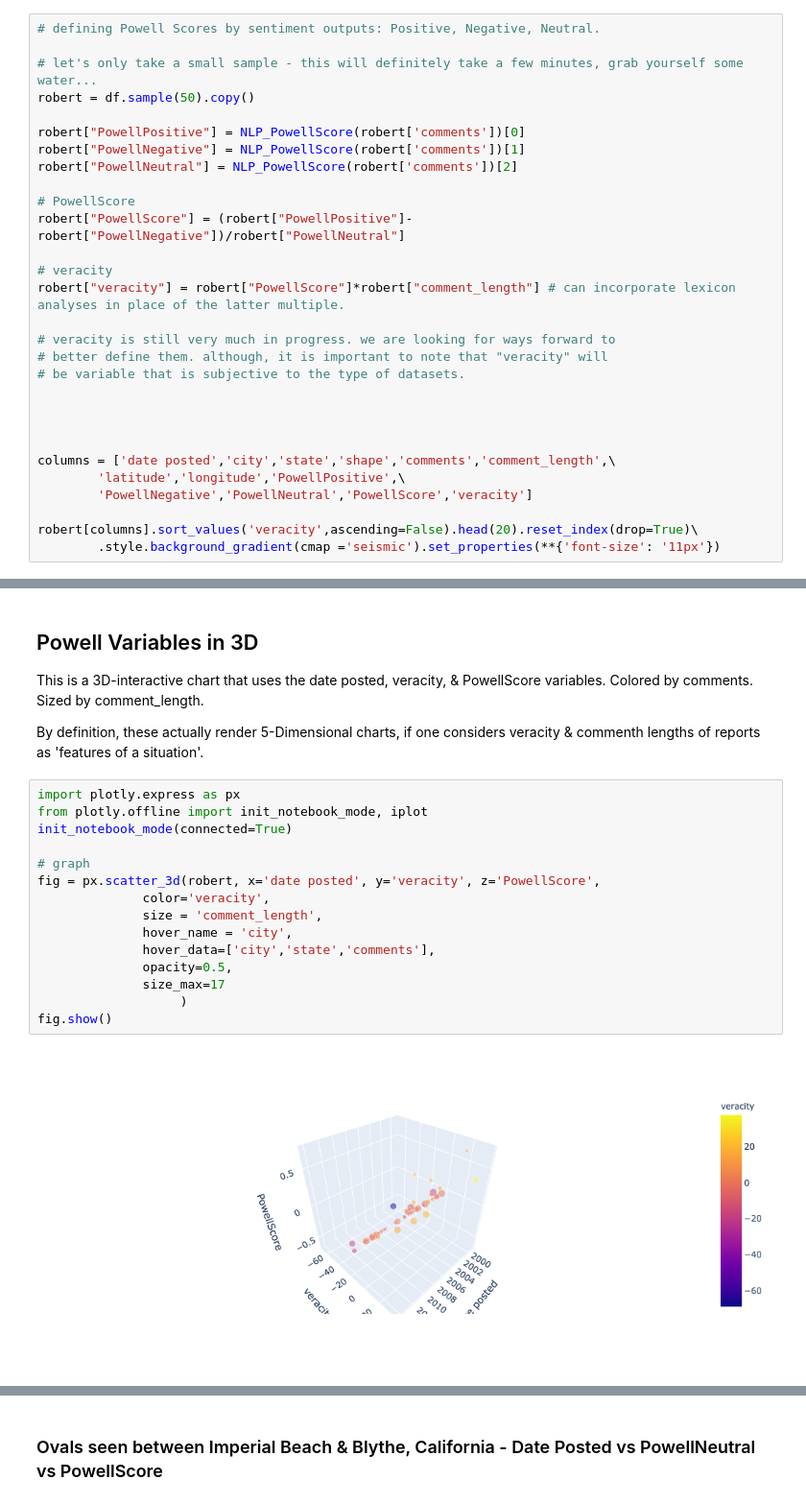
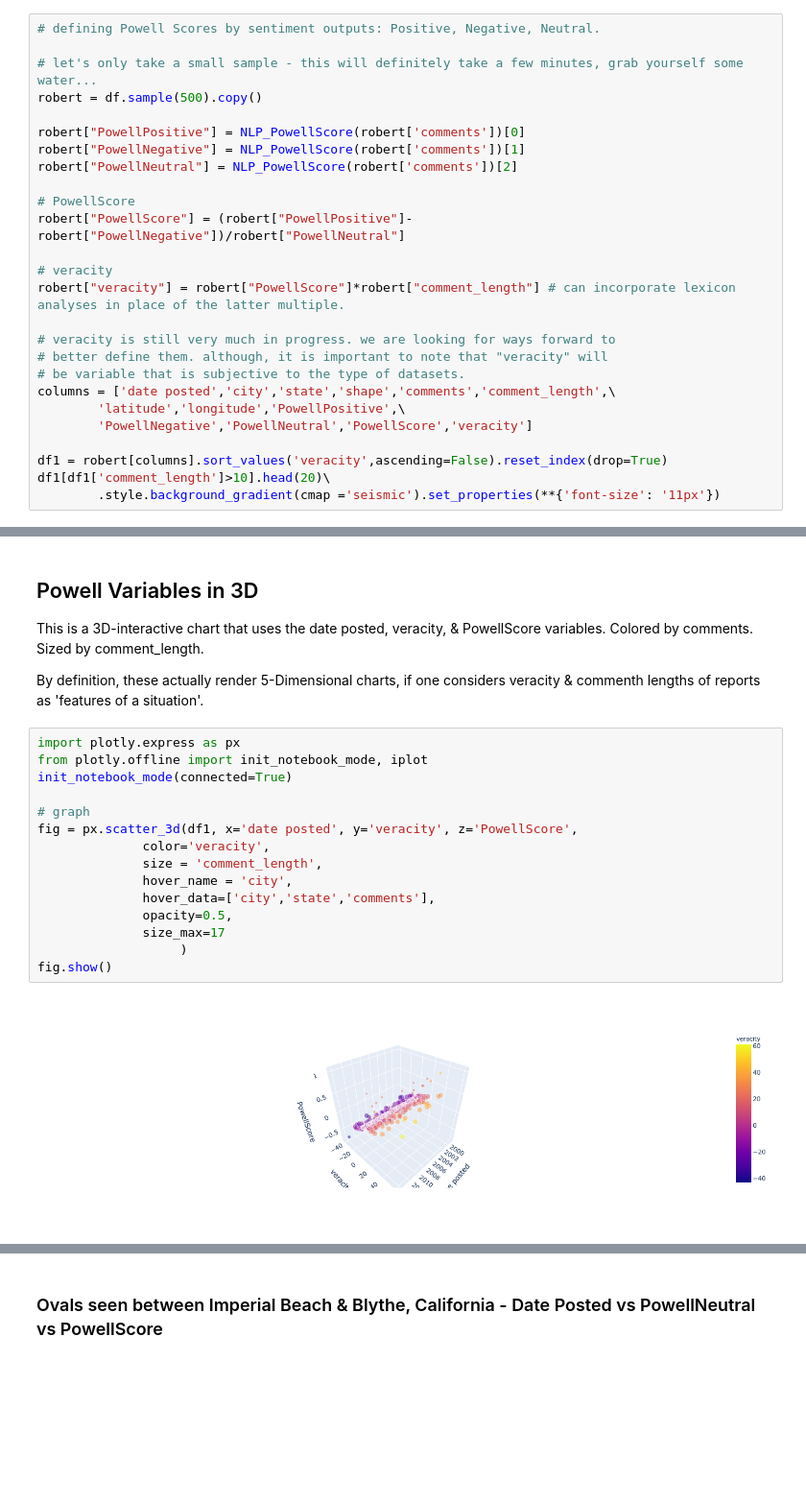
Before and after one commit to DaScient/UACP, a Jupyter notebook: uacp-defining-powellscore-veracity-variables.ipynb, the cells around one changed output, grey strips where cells are left out. Shown at 96% size. Saved outputs shown, nothing was run; the diff lists cells and outputs as text; blank space fills up the shorter version.

Commit message:
Kaggle Notebook | UACP - Defining PowellScore & Veracity Variables | Version 10

```diff
--- a/uacp-defining-powellscore-veracity-variables.ipynb
+++ b/uacp-defining-powellscore-veracity-variables.ipynb
@@ -155,7 +156,7 @@ def NLP_PowellScore(commentsColumns):
 # defining Powell Scores by sentiment outputs: Positive, Negative, Neutral.
 
 # let's only take a small sample - this will definitely take a few minutes, grab yourself some water...
-robert = df.sample(50).copy()
+robert = df.sample(500).copy()
 
 robert["PowellPositive"] = NLP_PowellScore(robert['comments'])[0]
 robert["PowellNegative"] = NLP_PowellScore(robert['comments'])[1]
@@ -170,15 +171,12 @@ robert["veracity"] = robert["PowellScore"]*robert["comment_length"] # can incorp
 # veracity is still very much in progress. we are looking for ways forward to
 # better define them. although, it is important to note that "veracity" will
 # be variable that is subjective to the type of datasets.
-
-
-
-
 columns = ['date posted','city','state','shape','comments','comment_length',\
         'latitude','longitude','PowellPositive',\
         'PowellNegative','PowellNeutral','PowellScore','veracity']
 
-robert[columns].sort_values('veracity',ascending=False).head(20).reset_index(drop=True)\
+df1 = robert[columns].sort_values('veracity',ascending=False).reset_index(drop=True)
+df1[df1['comment_length']>10].head(20)\
         .style.background_gradient(cmap ='seismic').set_properties(**{'font-size': '11px'})
 # %% [output]
 |  | date posted | city | state | shape | comments | comment_length | latitude | longitude | PowellPositive | ... |
@@ -267,18 +242,18 @@ By definition, these actually render 5-Dimensional charts, if one considers vera
 # %%
 import plotly.express as px
 from plotly.offline import init_notebook_mode, iplot
 init_notebook_mode(connected=True)
 
 # graph
-fig = px.scatter_3d(robert, x='date posted', y='veracity', z='PowellScore',
+fig = px.scatter_3d(df1, x='date posted', y='veracity', z='PowellScore',
               color='veracity',
               size = 'comment_length',
               hover_name = 'city',
               hover_data=['city','state','comments'],
               opacity=0.5,
               size_max=17
                    )
 fig.show()
 # %% [output]
-[figure, old version]
+[figure, new version]
 # %% [markdown]
```
Also changed, not shown: parts of 19 cells of this notebook.
